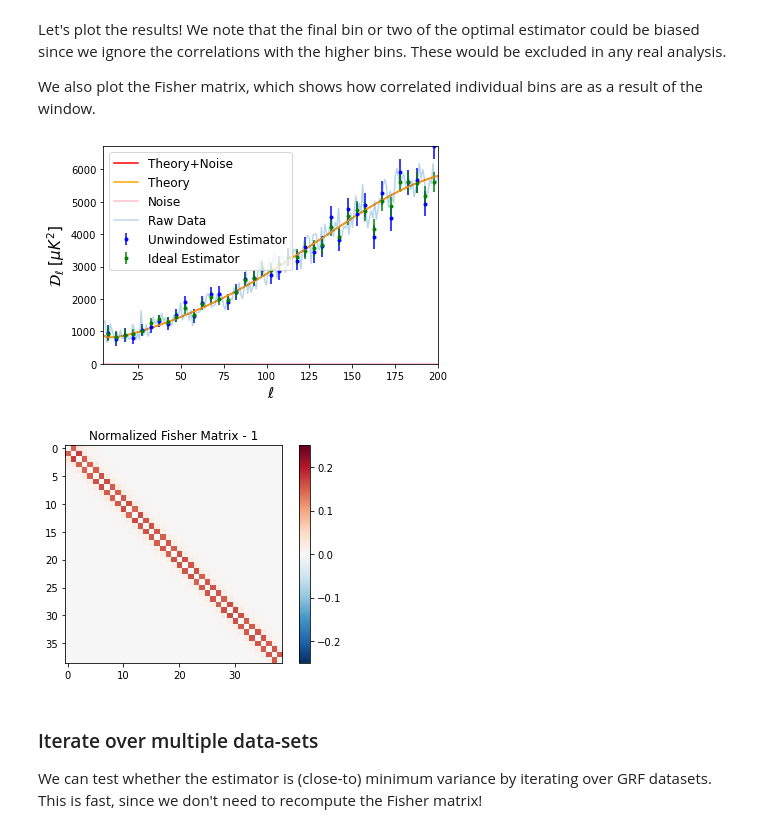
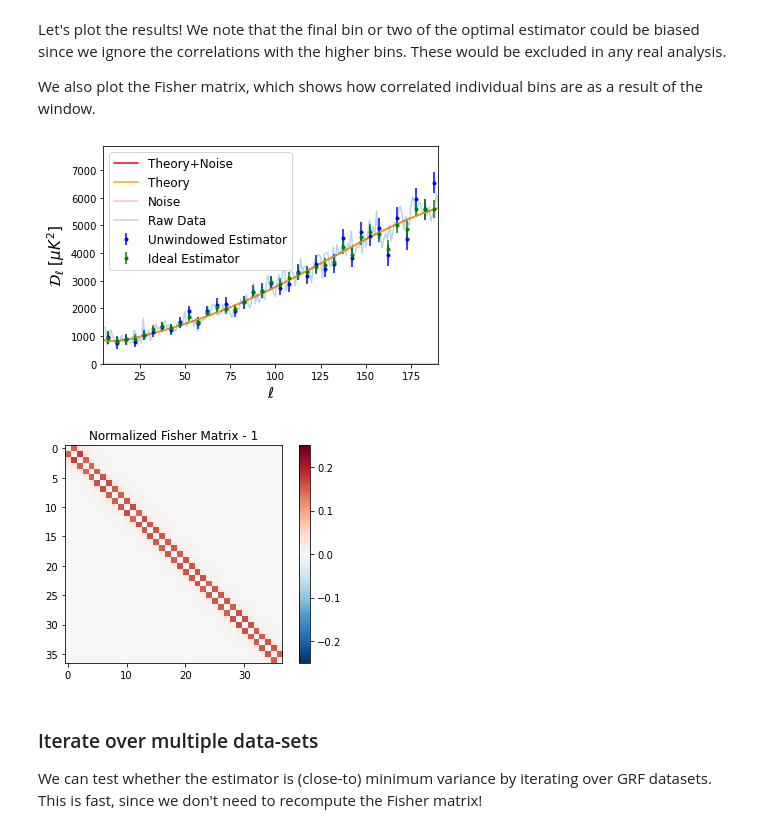
Before and after one commit to oliverphilcox/PolyBin, a Jupyter notebook: Tutorial.ipynb, the cells around one changed output. Saved outputs shown, nothing was run; the diff lists cells and outputs as text; code cells hidden in the pictures.

```diff
--- a/Tutorial.ipynb
+++ b/Tutorial.ipynb
@@ -22,7 +22,7 @@ Nside = 128
 lmax = 3*Nside-1
 
 # Bin edges (could also be non-linearly spaced)
-l_bins = np.arange(5,205,5)
+l_bins = np.arange(5,195,5)
 Nl = len(l_bins)-1
 print("binned lmax: %d, HEALPix lmax: %d"%(np.max(l_bins),lmax))
 assert lmax>np.max(l_bins)
@@ -32,6 +32,10 @@ N_it = 10 # N ~ 100 is sufficient in practice, we'll use 10 for testing
 
 # Number of simulations to use for testing
 N_sim = 50
+
+# Whether to include the pixel window function
+# This should be set to True, unless we generate maps at the same realization we analyze them!
+include_pixel_window = False
 
 # Whether to include bins only partially satisfying triangle conditions
 include_partial_triangles = False
@@ -92,5 +98,5 @@ Let's start by calling the main PolyBin class. This contains a bunch of useful m
 # %%
-# Load class with fiducial signal+noise, beam, and Nside
+# Load class with fiducial signal+noise, beam, pixel-window and Nside
 beam = 1.+0.*l
 Sl_fiducial =  beam**2*Cl_th+Nl_th+Cl_th[2]*(l<2) # avoiding zeros at l<2
-base = pb.PolyBin(Nside,Sl_fiducial,beam)
+base = pb.PolyBin(Nside, Sl_fiducial, beam, include_pixel_window=include_pixel_window)
@@ -236,36 +244,37 @@ We also plot the Fisher matrix, which shows how correlated individual bins are a
 l_av = 0.5*(l_bins[1:]+l_bins[:-1])
 pref_av = l_av*(l_av+1.)/(2.*np.pi)*1e12
 pref = l*(l+1)/(2.*np.pi)*1e12
 
 fish_err = np.sqrt(np.diag(pspec.inv_fish))
 fish_err_ideal = np.sqrt(np.diag(pspec.inv_fish_ideal))*np.sqrt(np.mean(mask**4.)/np.mean(mask**2)**2)
 
 # Compute the HEALPix unbinned pseudo-Cl power spectrum, for comparison
+# Note that base.beam_lm includes the pixel window (if turned on)
 Cl_raw_healpy = healpy.alm2cl(base.safe_divide(base.to_lm(raw_data),base.beam_lm))
 
 # Plot spectra
 plt.errorbar(l_av,pref_av*Cl_opt,yerr=pref_av*fish_err,marker='.',ls='',label='Unwindowed Estimator',c='b')
 plt.errorbar(l_av,pref_av*Cl_ideal,yerr=pref_av*fish_err_ideal,marker='.',ls='',label='Ideal Estimator',c='g')
 plt.plot(l,pref*(Cl_th+Nl_th/(1e-12+beam**2)),label='Theory+Noise',c='r')
 plt.plot(l,pref*(Cl_th),label='Theory',c='orange')
 plt.plot(l,pref*(Nl_th/(1e-12+beam**2)),label='Noise',c='pink')
 plt.plot(l,pref*Cl_raw_healpy,label='Raw Data',alpha=0.3)
 plt.xlim([min(l_bins),max(l_bins)])
 plt.xlabel(r'$\ell$',fontsize=15)
 plt.ylabel(r'$\mathcal{D}_\ell\,\,[\mu K^2]$',fontsize=15)
 plt.legend(fontsize=12)
-plt.ylim([0,max(pref_av*Cl_opt)])
+plt.ylim([0,1.2*max(pref_av*Cl_opt)])
 
 # Plot correlation matrix
 plt.figure()
 corr_fish = fish/np.sqrt(np.outer(np.diag(fish),np.diag(fish)))
 v = 0.25
 plt.imshow(corr_fish-np.eye(len(corr_fish)),cmap=cm.RdBu_r,vmax=v,vmin=-v)
 plt.title("Normalized Fisher Matrix - 1")
 plt.colorbar();
 # %% [output]
-[figure, old version]
+[figure, new version]
-[figure, old version]
+[figure, new version]
 # %% [markdown]
 ### Iterate over multiple data-sets
 We can test whether the estimator is (close-to) minimum variance by iterating over GRF datasets. This is fast, since we don't need to recompute the Fisher matrix!
```
Also changed, not shown: parts of 5 cells of this notebook, 1 other file.
